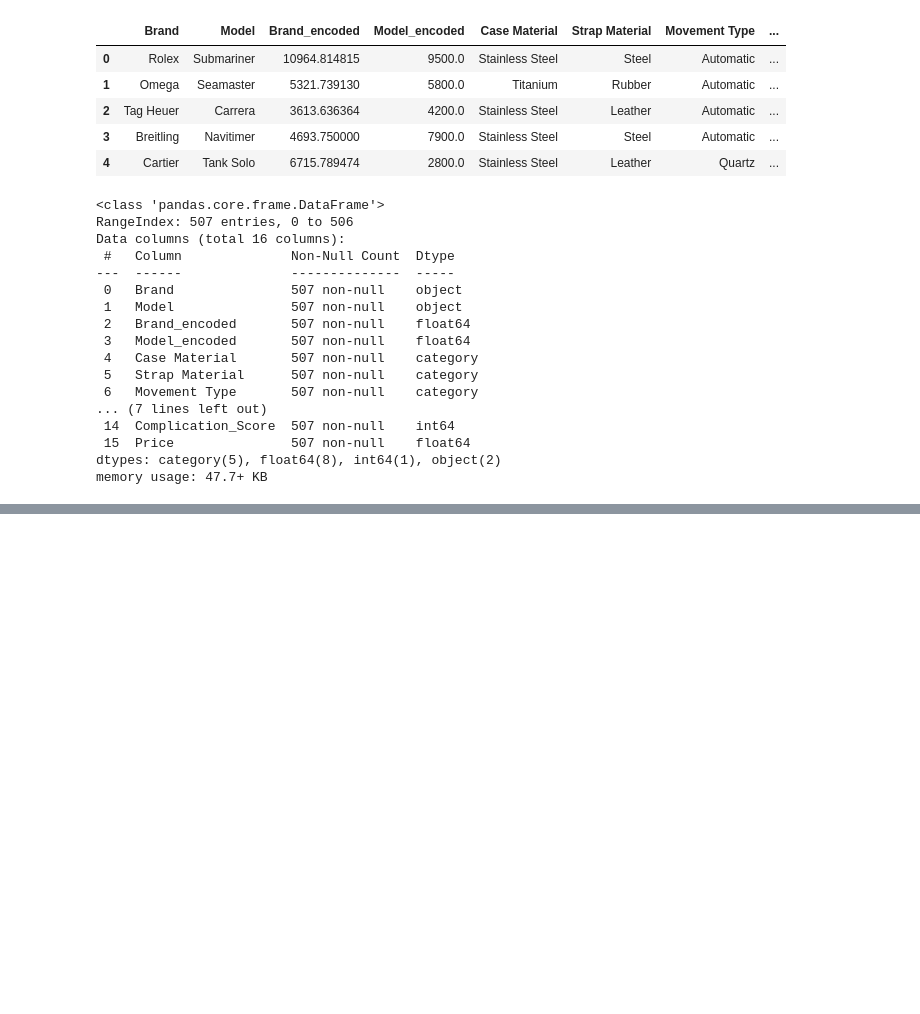
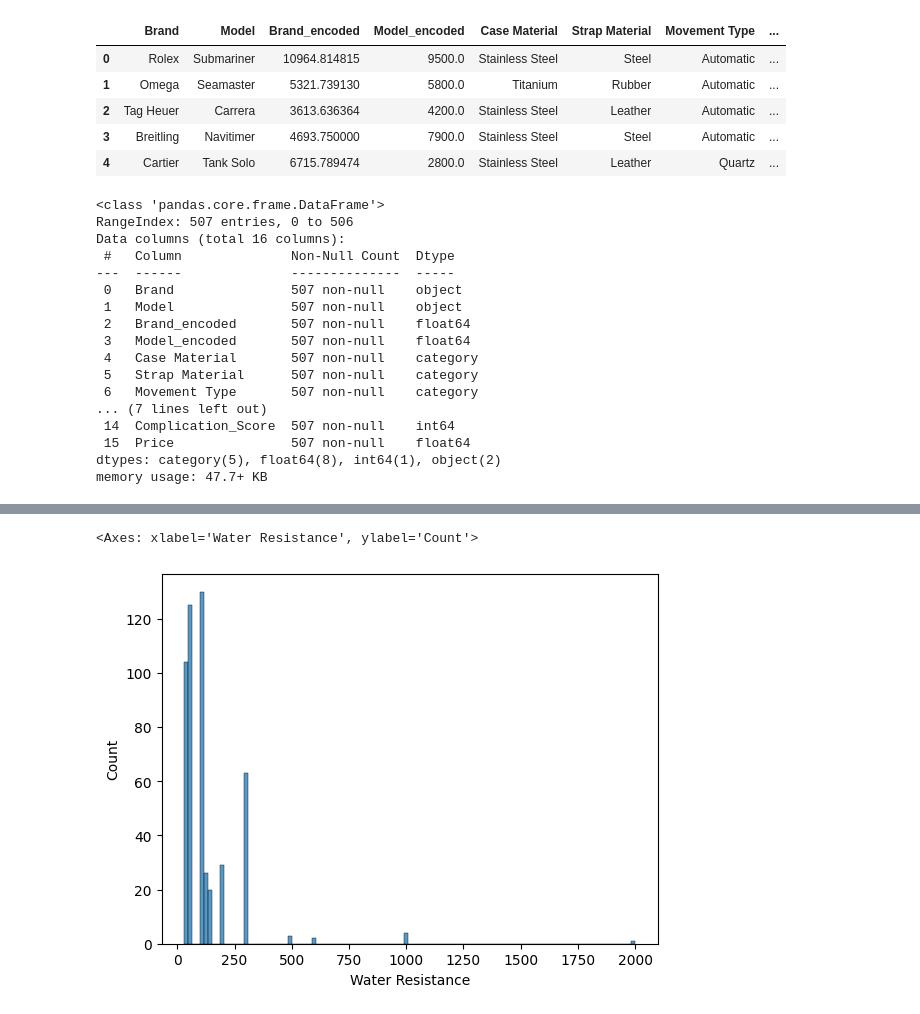
Before and after one commit to wbin04/WatchPricePrediction, a Jupyter notebook: Data Processing.ipynb, the cells around one changed output, grey strips where cells are left out. Saved outputs shown, nothing was run; the diff lists cells and outputs as text; code cells hidden in the pictures; blank space fills up the shorter version.

```diff
--- a/Data Processing.ipynb
+++ b/Data Processing.ipynb
@@ -634,0 +653,5 @@ data.to_csv('/content/drive/MyDrive/khdl/luxury_watches_processed.csv', index=Fa
+# %%
+sns.histplot(df["Water Resistance"])
+# %% [output]
+<Axes: xlabel='Water Resistance', ylabel='Count'>
+[figure, added]
```
Also changed, not shown: parts of 15 cells of this notebook, 5 other files.
